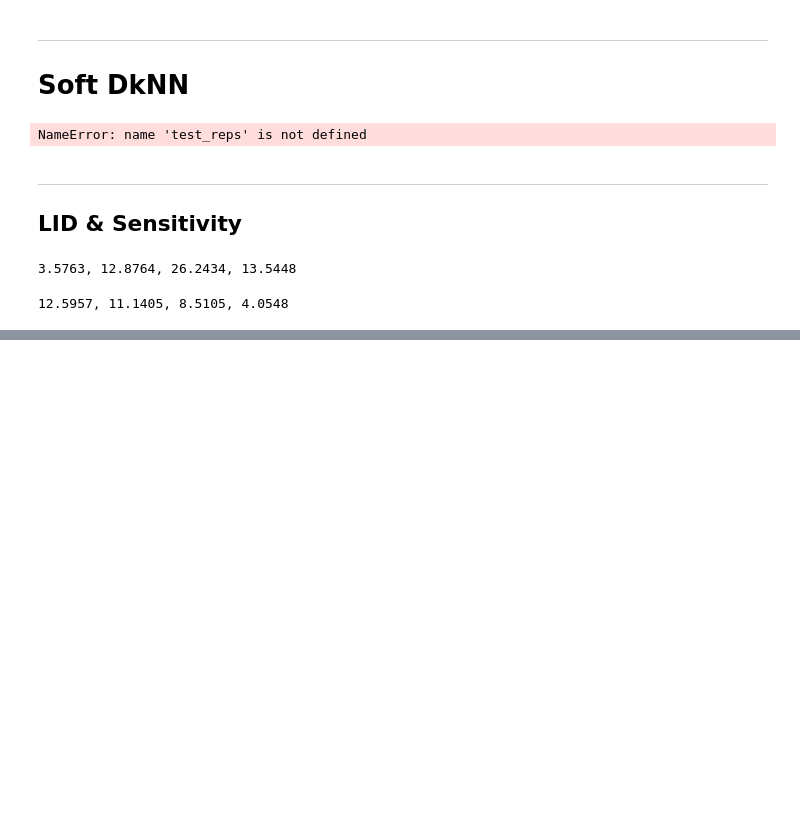
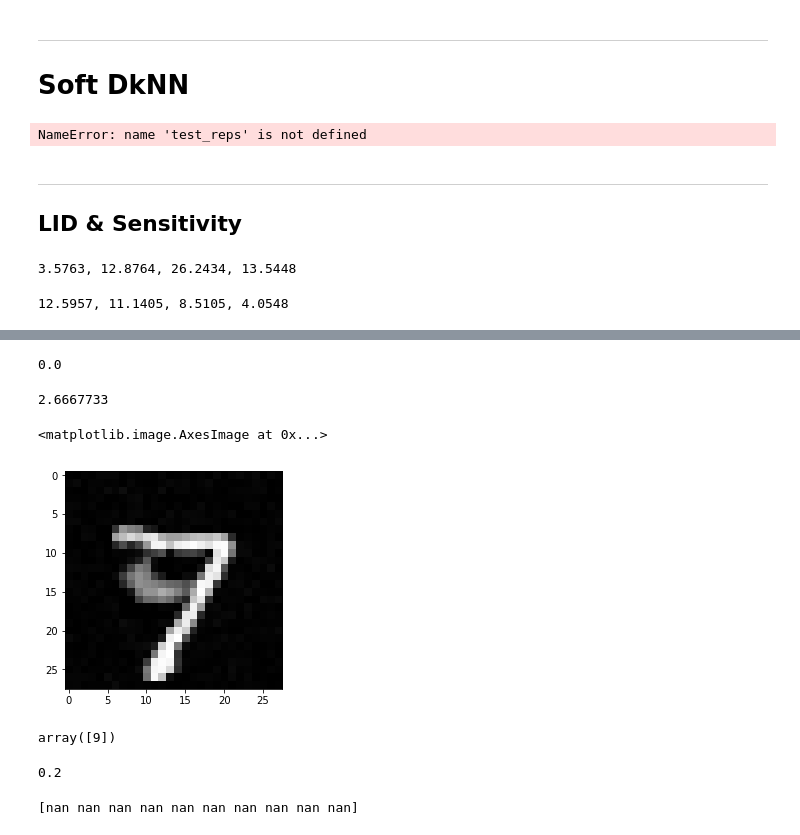
Before and after one commit to chawins/knn-defense, a Jupyter notebook: prelim_results.ipynb, the cells around one changed output, grey strips where cells are left out. Cells and saved outputs as stored; diff of their text form; code cells hidden in the pictures; blank space fills up the shorter version.

```diff
--- a/prelim_results.ipynb
+++ b/prelim_results.ipynb
@@ -577,0 +715,22 @@ print(', '.join('%.4f' % i for i in lid.mean(0)))
+# %%
+attack_params = {
+    'iterations': 10000,
+    'max_directions': 25,
+    'starting_point': None,
+    'initialization_attack': None,
+    'log_every_n_steps': 100,
+    'spherical_step': 0.5,
+    'source_step': 0.05,
+    'step_adaptation': 1.5,
+    'batch_size': 1,
+    'tune_batch_size': True,
+    'threaded_rnd': True,
+    'threaded_gen': True,
+    'alternative_generator': False
+}
+
+num = 1
+x_adv = np.zeros_like(x_test[:num].numpy())
+for i in range(num):
+    x_adv[i] = attack(x_test[i].numpy(), label=y_test[i].numpy(),
+                      unpack=True, verbose=True, **attack_params)
@@ -577,0 +755,19 @@ print(', '.join('%.4f' % i for i in lid.mean(0)))
+# %%
+y_pred = dknn.classify(torch.tensor(x_adv))
+print((y_pred.argmax(1) == y_test[:num].numpy()).sum() / num)
+# %% [output]
+0.0
+# %%
+dist = np.sqrt(np.sum((x_adv - x_test[:num].numpy())**2, (1, 2, 3)))
+print(dist.mean())
+# %% [output]
+2.6667733
+# %%
+plt.imshow(x_adv[0].reshape(28, 28), cmap='gray')
+# %% [output]
+<matplotlib.image.AxesImage at 0x...>
+[figure, added]
+# %%
+y_pred.argmax(1)
+# %% [output]
+array([9])
@@ -577,0 +790,10 @@ print(', '.join('%.4f' % i for i in lid.mean(0)))
+# %%
+y_pred = dknn.classify(torch.tensor(x_adv))
+print((y_pred.argmax(1) == y_test[:num].numpy()).sum() / num)
+# %% [output]
+0.2
+# %%
+dist = np.sqrt(np.sum((x_adv - x_test[:num].numpy())**2, (1, 2, 3)))
+print(dist)
+# %% [output]
+[nan nan nan nan nan nan nan nan nan nan]
```
Also changed, not shown: parts of 66 cells of this notebook, 21 other files.
